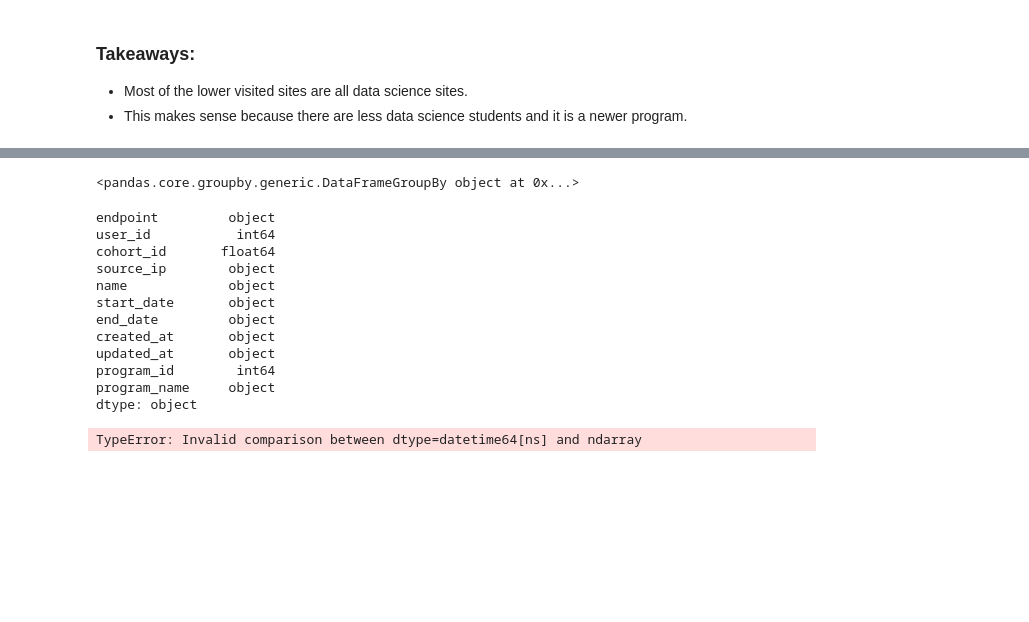
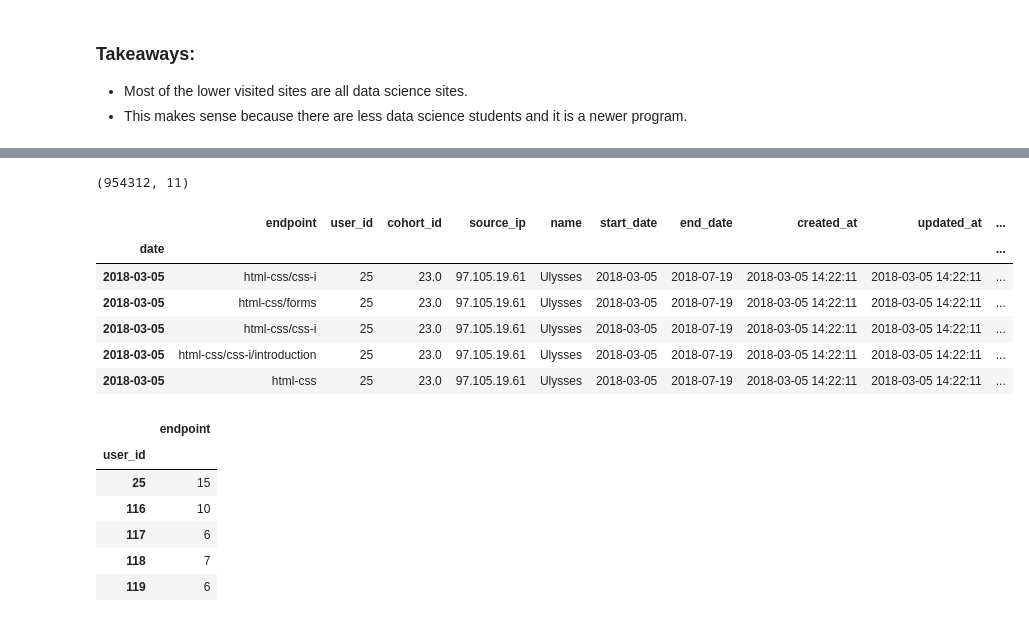
Before and after one commit to McElroy-and-Carter/ad-project, a Jupyter notebook: desiree_initial.ipynb, the cells around one changed output, grey strips where cells are left out. Saved outputs shown, nothing was run; the diff lists cells and outputs as text; code cells hidden in the pictures; blank space fills up the shorter version.

```diff
--- a/desiree_initial.ipynb
+++ b/desiree_initial.ipynb
@@ -239,26 +243,35 @@ df.head()
 | 2018-01-26 | java-ii/object-oriented-programming | 1 | 8.0 | 97.105.19.61 | Hampton | 2015-09-22 | 2016-02-06 | 2016-06-14 19:52:26 | 2016-06-14 19:52:26 | ... |
 | 2018-01-26 | slides/object_oriented_programming | 1 | 8.0 | 97.105.19.61 | Hampton | 2015-09-22 | 2016-02-06 | 2016-06-14 19:52:26 | 2016-06-14 19:52:26 | ... |
 | 2018-01-26 | javascript-i/functions | 1 | 8.0 | 97.105.19.61 | Hampton | 2015-09-22 | 2016-02-06 | 2016-06-14 19:52:26 | 2016-06-14 19:52:26 | ... |
-# %%
-df.groupby('user_id')
-# %% [output]
-<pandas.core.groupby.generic.DataFrameGroupBy object at 0x...>
-# %%
-df.dtypes
-# %% [output]
-endpoint         object
-user_id           int64
-cohort_id       float64
-source_ip        object
-name             object
-start_date       object
-end_date         object
-created_at       object
-updated_at       object
-program_id        int64
-program_name     object
-dtype: object
-# %%
-np.where(df.start_date>=df.index)
-# %% [output]
-TypeError: Invalid comparison between dtype=datetime64[ns] and ndarray
+# %%
+# take a look at the shape of the original dataframe
+df.shape
+# %% [output]
+(954312, 11)
+# %%
+# isolate the rows that were created during the student's active time
+curr_df = df[df.start_date>=df.index]
+curr_df = curr_df[curr_df.index<=curr_df.end_date]
+
+curr_df.head()
+# %% [output]
+|  | endpoint | user_id | cohort_id | source_ip | name | start_date | end_date | created_at | updated_at | ... |
+| date |  |  |  |  |  |  |  |  |  | ... |
+| 2018-03-05 | html-css/css-i | 25 | 23.0 | 97.105.19.61 | Ulysses | 2018-03-05 | 2018-07-19 | 2018-03-05 14:22:11 | 2018-03-05 14:22:11 | ... |
+| 2018-03-05 | html-css/forms | 25 | 23.0 | 97.105.19.61 | Ulysses | 2018-03-05 | 2018-07-19 | 2018-03-05 14:22:11 | 2018-03-05 14:22:11 | ... |
+| 2018-03-05 | html-css/css-i | 25 | 23.0 | 97.105.19.61 | Ulysses | 2018-03-05 | 2018-07-19 | 2018-03-05 14:22:11 | 2018-03-05 14:22:11 | ... |
+| 2018-03-05 | html-css/css-i/introduction | 25 | 23.0 | 97.105.19.61 | Ulysses | 2018-03-05 | 2018-07-19 | 2018-03-05 14:22:11 | 2018-03-05 14:22:11 | ... |
+| 2018-03-05 | html-css | 25 | 23.0 | 97.105.19.61 | Ulysses | 2018-03-05 | 2018-07-19 | 2018-03-05 14:22:11 | 2018-03-05 14:22:11 | ... |
+# %%
+# group by user_id and get a count of total endpoints per user
+user_df = pd.DataFrame(curr_df.groupby('user_id')['endpoint'].count())
+
+user_df.head()
+# %% [output]
+|  | endpoint |
+| user_id |  |
+| 25 | 15 |
+| 116 | 10 |
+| 117 | 6 |
+| 118 | 7 |
+| 119 | 6 |
```
Also changed, not shown: parts of 31 cells of this notebook.
